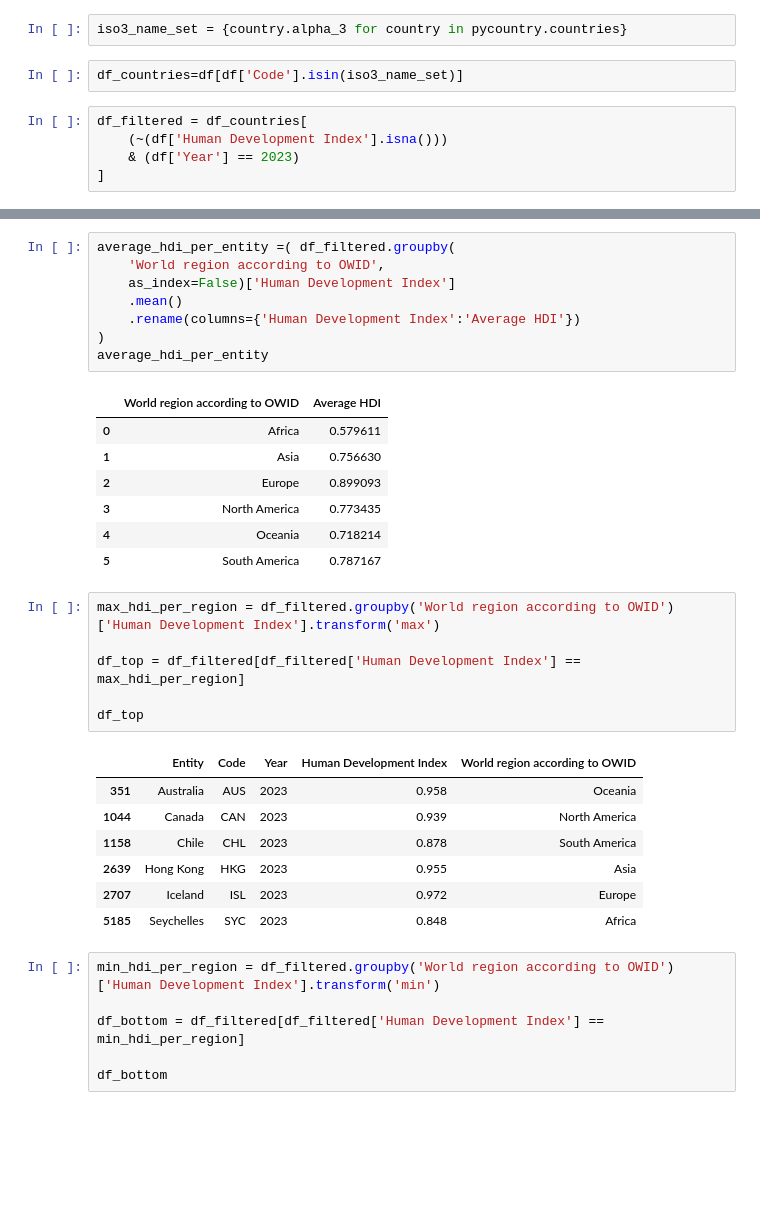
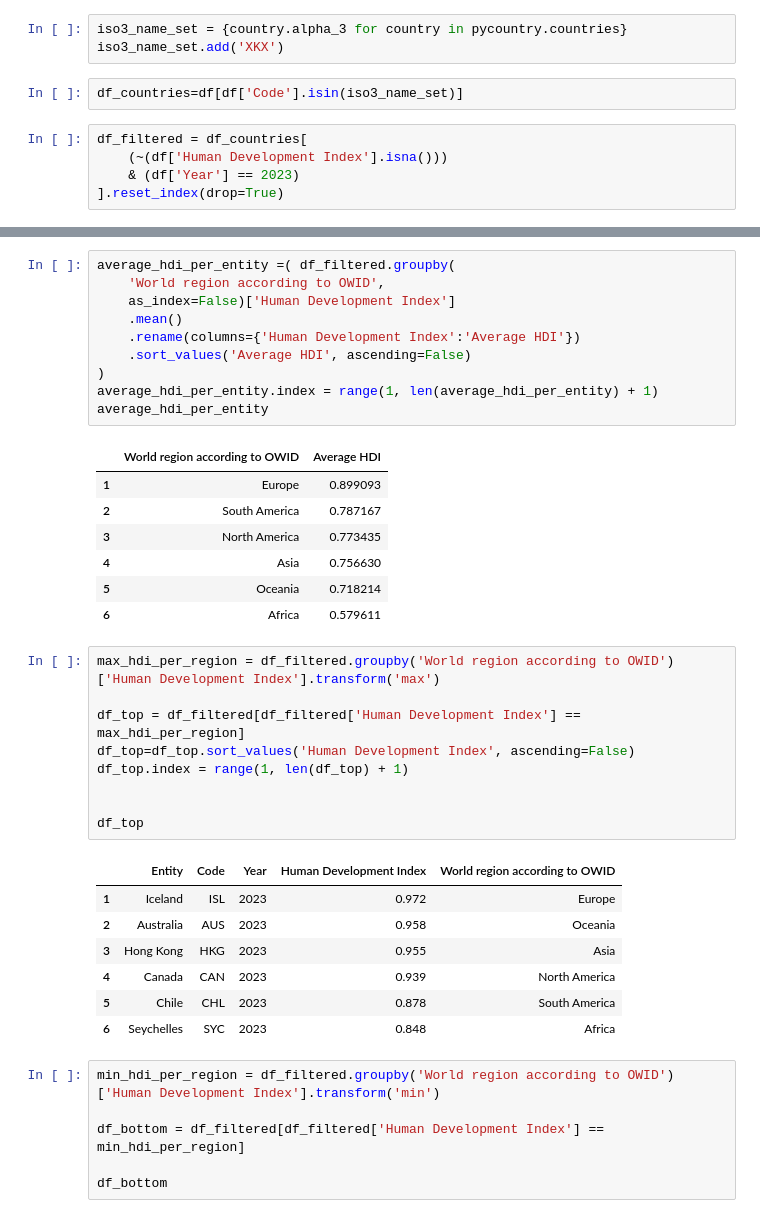
Before and after one commit to The-DataMan/Fertility-rate-analysis, a Jupyter notebook: notebooks/eda/HDI.ipynb, the cells around one changed output, grey strips where cells are left out. Saved outputs shown, nothing was run; the diff lists cells and outputs as text; blank space fills up the shorter version.

```diff
--- a/notebooks/eda/HDI.ipynb
+++ b/notebooks/eda/HDI.ipynb
@@ -26,11 +45,12 @@ len(df['Entity'].unique())
 import pycountry
 # %%
 iso3_name_set = {country.alpha_3 for country in pycountry.countries}
+iso3_name_set.add('XKX')
 # %%
 df_countries=df[df['Code'].isin(iso3_name_set)]
 # %%
 df_filtered = df_countries[
     (~(df['Human Development Index'].isna()))
     & (df['Year'] == 2023)
-]
+].reset_index(drop=True)
 # %% [markdown]
@@ -57,30 +77,35 @@ average_hdi_per_entity =( df_filtered.groupby(
     as_index=False)['Human Development Index']
     .mean()
     .rename(columns={'Human Development Index':'Average HDI'})
+    .sort_values('Average HDI', ascending=False)
 )
+average_hdi_per_entity.index = range(1, len(average_hdi_per_entity) + 1)
 average_hdi_per_entity
 # %% [output]
 |  | World region according to OWID | Average HDI |
-| 0 | Africa | 0.579611 |
-| 1 | Asia | 0.756630 |
-| 2 | Europe | 0.899093 |
+| 1 | Europe | 0.899093 |
+| 2 | South America | 0.787167 |
 | 3 | North America | 0.773435 |
-| 4 | Oceania | 0.718214 |
-| 5 | South America | 0.787167 |
+| 4 | Asia | 0.756630 |
+| 5 | Oceania | 0.718214 |
+| 6 | Africa | 0.579611 |
 # %%
 max_hdi_per_region = df_filtered.groupby('World region according to OWID')['Human Development Index'].transform('max')
 
 df_top = df_filtered[df_filtered['Human Development Index'] == max_hdi_per_region]
+df_top=df_top.sort_values('Human Development Index', ascending=False)
+df_top.index = range(1, len(df_top) + 1)
+
 
 df_top
 # %% [output]
 |  | Entity | Code | Year | Human Development Index | World region according to OWID |
-| 351 | Australia | AUS | 2023 | 0.958 | Oceania |
-| 1044 | Canada | CAN | 2023 | 0.939 | North America |
-| 1158 | Chile | CHL | 2023 | 0.878 | South America |
-| 2639 | Hong Kong | HKG | 2023 | 0.955 | Asia |
-| 2707 | Iceland | ISL | 2023 | 0.972 | Europe |
-| 5185 | Seychelles | SYC | 2023 | 0.848 | Africa |
+| 1 | Iceland | ISL | 2023 | 0.972 | Europe |
+| 2 | Australia | AUS | 2023 | 0.958 | Oceania |
+| 3 | Hong Kong | HKG | 2023 | 0.955 | Asia |
+| 4 | Canada | CAN | 2023 | 0.939 | North America |
+| 5 | Chile | CHL | 2023 | 0.878 | South America |
+| 6 | Seychelles | SYC | 2023 | 0.848 | Africa |
 # %%
 min_hdi_per_region = df_filtered.groupby('World region according to OWID')['Human Development Index'].transform('min')
 
```
Also changed, not shown: parts of 6 cells of this notebook, 13 other files.
